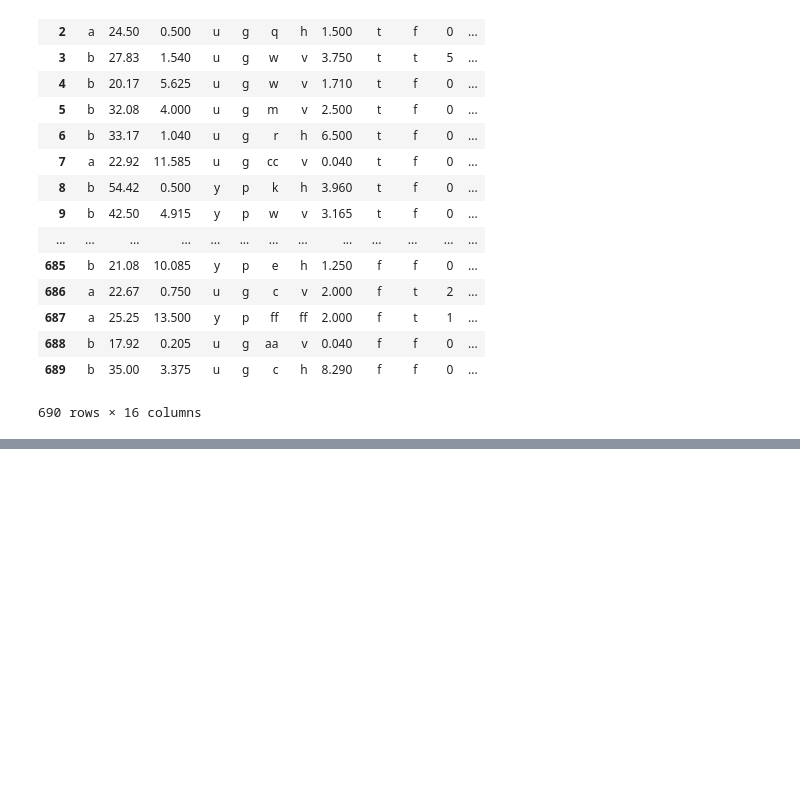
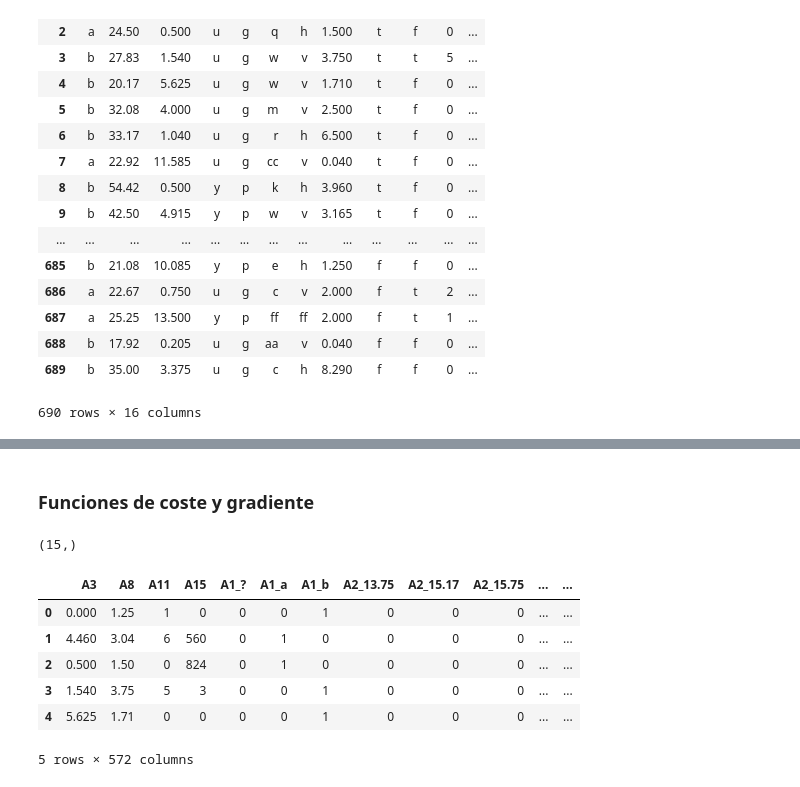
Before and after one commit to arturobp3/Machine_Learning, a Jupyter notebook: Proyecto/Proyecto.ipynb, the cells around one changed output, grey strips where cells are left out. Saved outputs shown, nothing was run; the diff lists cells and outputs as text; code cells hidden in the pictures; blank space fills up the shorter version.

```diff
--- a/Proyecto/Proyecto.ipynb
+++ b/Proyecto/Proyecto.ipynb
@@ -32,0 +37,2 @@ data
+# %% [markdown]
+### Funciones de coste y gradiente
@@ -32,0 +49,7 @@ data
+# %%
+theta = np.zeros((data.shape[1]-1))
+x = data.values[:, :15]
+y = data.values[:, 15]
+theta.shape
+# %% [output]
+(15,)
@@ -32,0 +61,12 @@ data
+# %%
+dataDummie = pandas.get_dummies(data)
+# %%
+dataDummie.head()
+# %% [output]
+|  | A3 | A8 | A11 | A15 | A1_? | A1_a | A1_b | A2_13.75 | A2_15.17 | A2_15.75 | ... | ... |
+| 0 | 0.000 | 1.25 | 1 | 0 | 0 | 0 | 1 | 0 | 0 | 0 | ... | ... |
+| 1 | 4.460 | 3.04 | 6 | 560 | 0 | 1 | 0 | 0 | 0 | 0 | ... | ... |
+| 2 | 0.500 | 1.50 | 0 | 824 | 0 | 1 | 0 | 0 | 0 | 0 | ... | ... |
+| 3 | 1.540 | 3.75 | 5 | 3 | 0 | 0 | 1 | 0 | 0 | 0 | ... | ... |
+| 4 | 5.625 | 1.71 | 0 | 0 | 0 | 0 | 1 | 0 | 0 | 0 | ... | ... |
+5 rows × 572 columns
```
Also changed, not shown: parts of 6 cells of this notebook.
